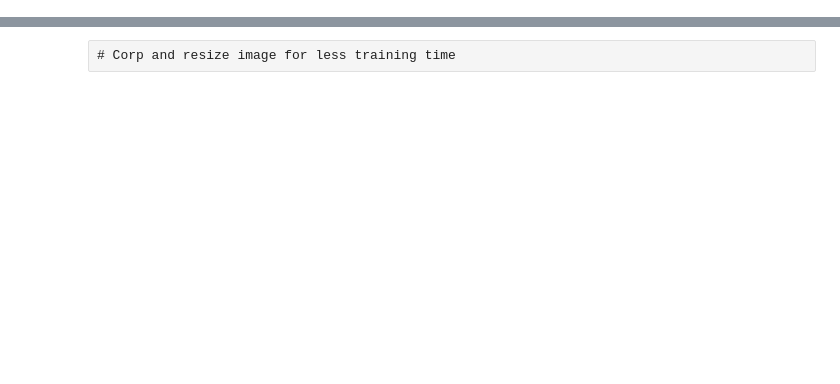
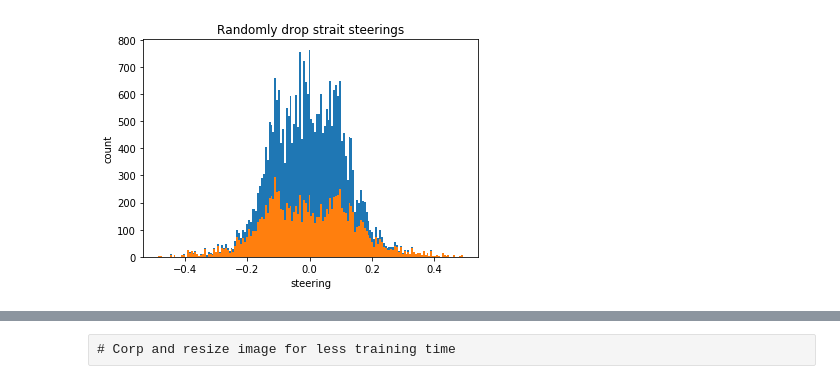
Before and after one commit to olala7846/Behavioral-Cloning, a Jupyter notebook: Analyse Project 3 data.ipynb, the cells around one changed output, grey strips where cells are left out. Saved outputs shown, nothing was run; the diff lists cells and outputs as text; code cells hidden in the pictures; blank space fills up the shorter version.

```diff
--- a/Analyse Project 3 data.ipynb
+++ b/Analyse Project 3 data.ipynb
@@ -108,3 +119,23 @@ CSV contains following fields:
+# %%
+# drop recovery
+dropped_recovery_steerings = []
+should_drop = gaussian_dropper(sigma=0.18, drop_rate=0.7)
+
+for steering in recovery_steerings:
+    if should_drop(steering):
+        continue
+    else:
+        dropped_recovery_steerings.append(steering)
+
+bins = 160
+plt.hist(recovery_steerings, bins, label='orig')
+plt.hist(dropped_recovery_steerings, bins, label='dropped')
+plt.title('Randomly drop strait steerings')
+plt.ylabel('count')
+plt.xlabel('steering')
+plt.show()
+# %% [output]
+[figure, added]
 # %%
 import random
 
```
Also changed, not shown: parts of 7 cells of this notebook.
